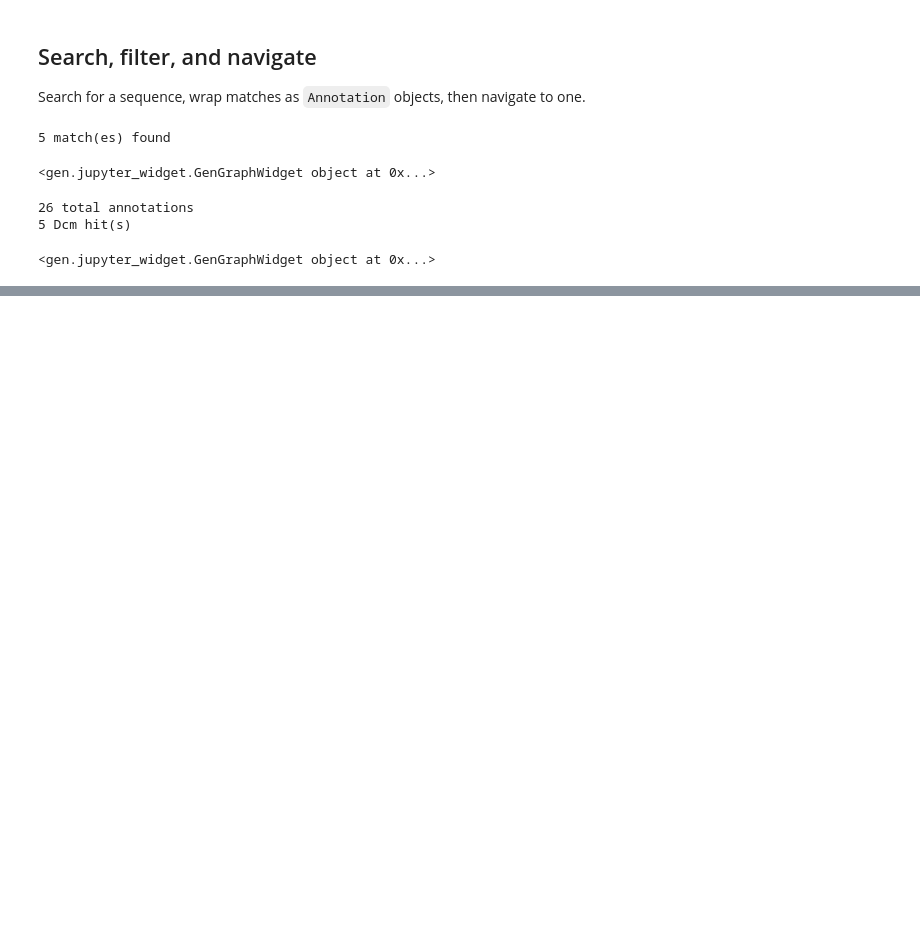
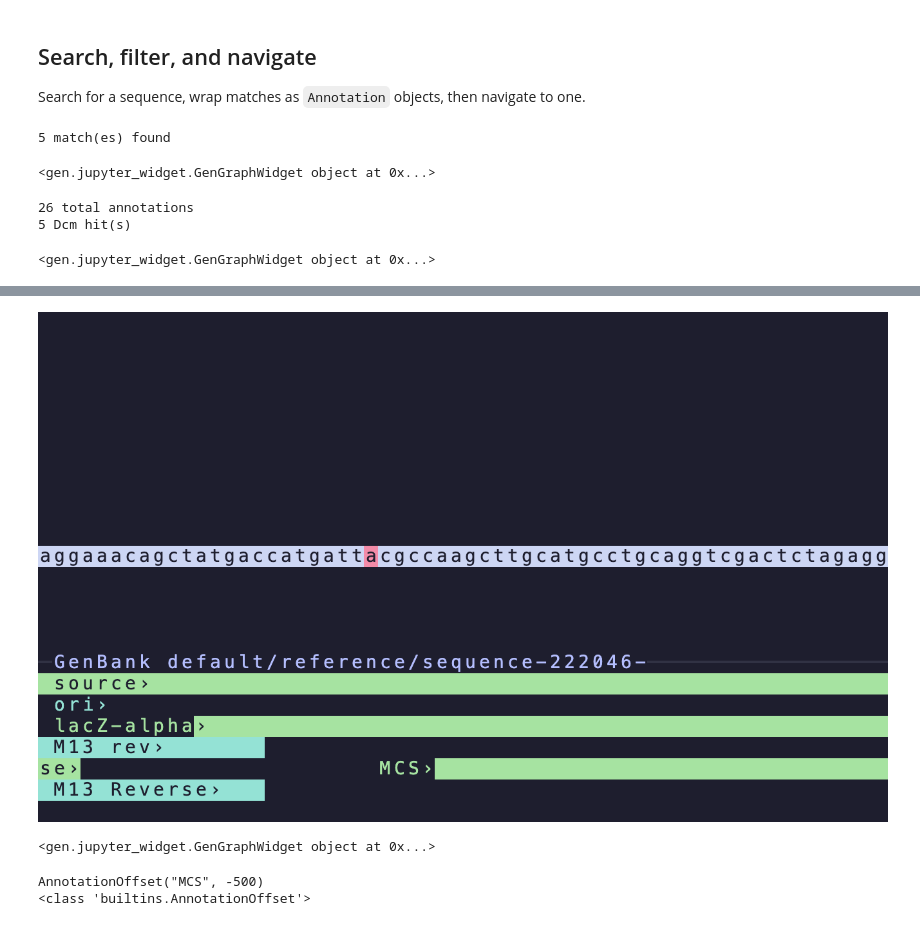
Before and after one commit to genhub-bio/gen, a Jupyter notebook: gen-python/examples/annotations.ipynb, the cells around one changed output, grey strips where cells are left out. Drawn from its saved outputs; the diff is of its cells as text; code cells hidden in the pictures; blank space fills up the shorter version.

```diff
--- a/gen-python/examples/annotations.ipynb
+++ b/gen-python/examples/annotations.ipynb
@@ -132,0 +142,27 @@ fig
+# %%
+# Fresh plot centred on the MCS.
+fig = bg.plot(rows=24)
+mcs = next(a for a in fig.list_annotations() if a.name == "MCS")
+fig.go_to(mcs)
+
+# Highlight the position 500 bp upstream of the MCS start.
+# annotation - n  →  AnnotationOffset(annotation, -500)
+fig.show(mcs - 5)
+fig
+# %% [output]
+[figure, added]
+# %%
+# Downstream: highlight 200 bp after the AmpR promoter start.
+ampR_p = next(a for a in fig.list_annotations() if a.name == "AmpR promoter")
+fig.show(ampR_p + 200)
+fig
+# %% [output]
+<gen.jupyter_widget.GenGraphWidget object at 0x...>
+# %%
+# The AnnotationOffset object itself is just a lightweight container —
+# inspect it before passing to show().
+print(mcs - 500)
+print(type(mcs - 500))
+# %% [output]
+AnnotationOffset("MCS", -500)
+<class 'builtins.AnnotationOffset'>
```
Also changed, not shown: parts of 2 cells of this notebook.
